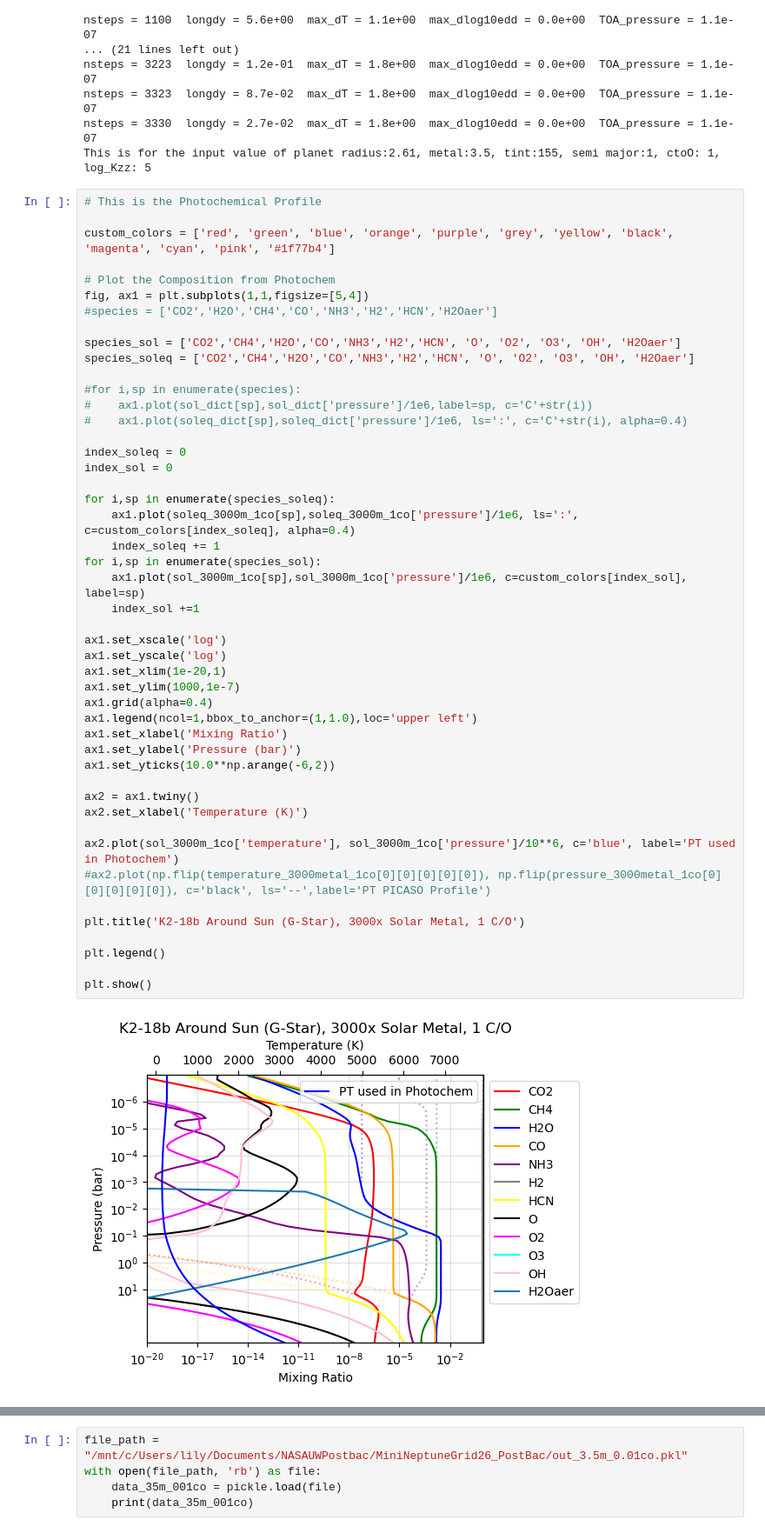
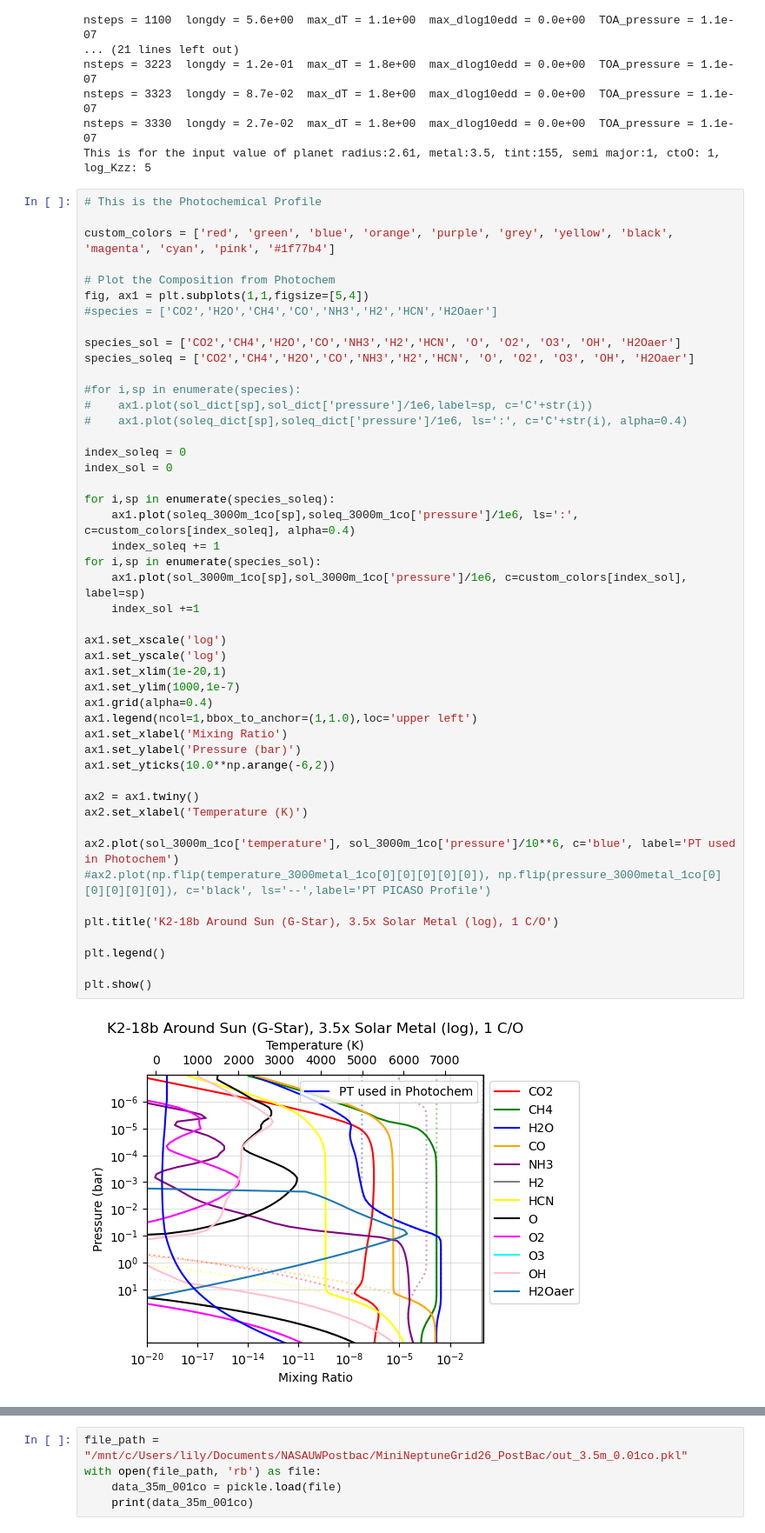
Before and after one commit to ElizabethP712/MiniNeptuneGrid26_PostBac, a Jupyter notebook: CompareOldNewOpacityScripts.ipynb, the cells around one changed output, grey strips where cells are left out. Shown at 87% size. Cells and saved outputs as stored; diff of their text form.

```diff
--- a/CompareOldNewOpacityScripts.ipynb
+++ b/CompareOldNewOpacityScripts.ipynb
@@ -558,33 +542,33 @@ index_soleq = 0
 index_sol = 0
 
 for i,sp in enumerate(species_soleq):
     ax1.plot(soleq_3000m_1co[sp],soleq_3000m_1co['pressure']/1e6, ls=':', c=custom_colors[index_soleq], alpha=0.4)
     index_soleq += 1
 for i,sp in enumerate(species_sol):
     ax1.plot(sol_3000m_1co[sp],sol_3000m_1co['pressure']/1e6, c=custom_colors[index_sol], label=sp)
     index_sol +=1
 
 ax1.set_xscale('log')
 ax1.set_yscale('log')
 ax1.set_xlim(1e-20,1)
 ax1.set_ylim(1000,1e-7)
 ax1.grid(alpha=0.4)
 ax1.legend(ncol=1,bbox_to_anchor=(1,1.0),loc='upper left')
 ax1.set_xlabel('Mixing Ratio')
 ax1.set_ylabel('Pressure (bar)')
 ax1.set_yticks(10.0**np.arange(-6,2))
 
 ax2 = ax1.twiny()
 ax2.set_xlabel('Temperature (K)')
 
 ax2.plot(sol_3000m_1co['temperature'], sol_3000m_1co['pressure']/10**6, c='blue', label='PT used in Photochem')
 #ax2.plot(np.flip(temperature_3000metal_1co[0][0][0][0][0]), np.flip(pressure_3000metal_1co[0][0][0][0][0]), c='black', ls='--',label='PT PICASO Profile')
 
-plt.title('K2-18b Around Sun (G-Star), 3000x Solar Metal, 1 C/O')
+plt.title('K2-18b Around Sun (G-Star), 3.5x Solar Metal (log), 1 C/O')
 
 plt.legend()
 
 plt.show()
 # %% [output]
-[figure, old version]
+[figure, new version]
 # %% [markdown]
```
Also changed, not shown: parts of 6 cells of this notebook.
